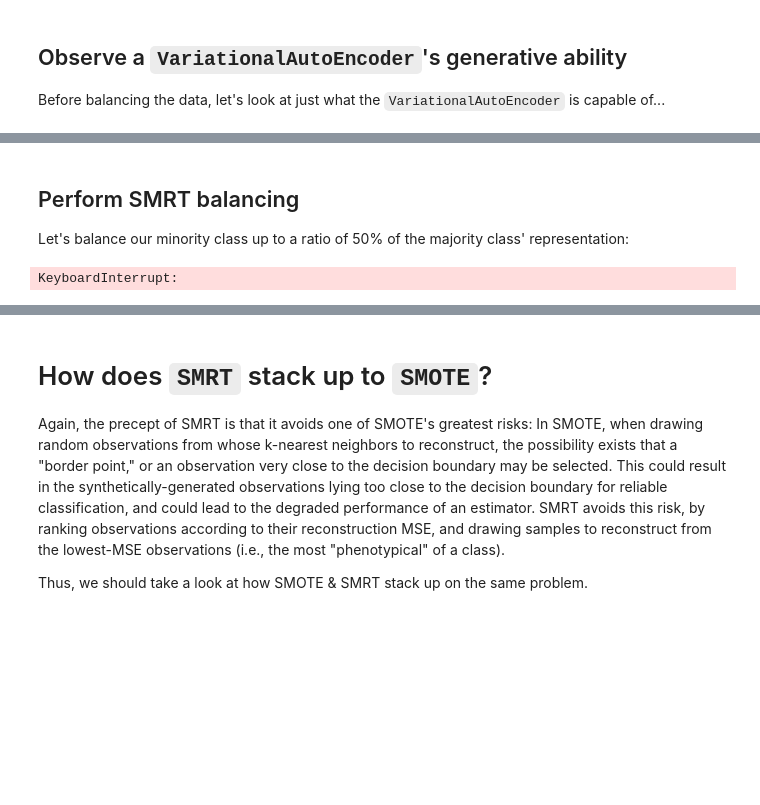
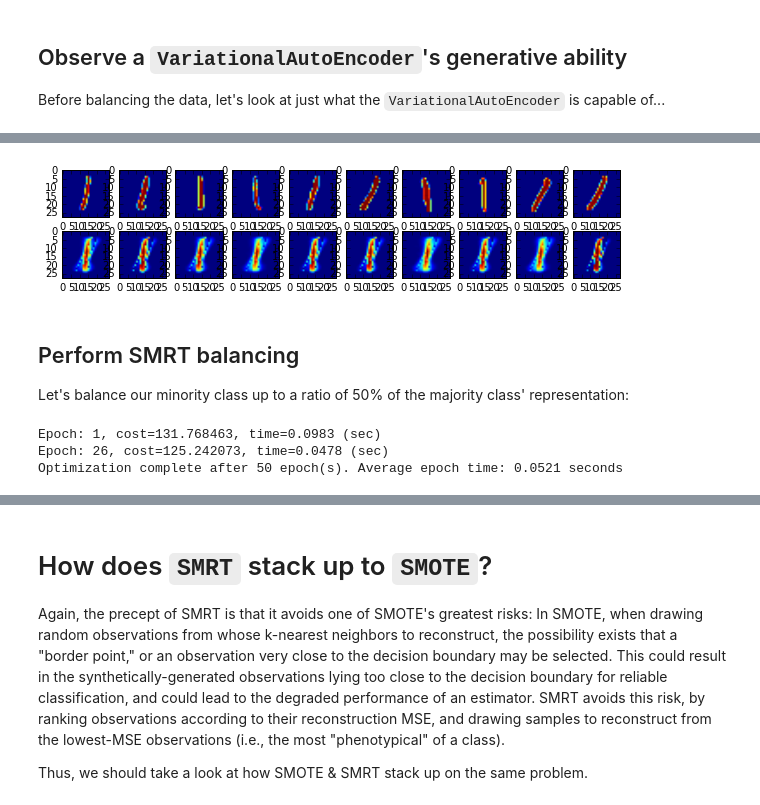
Before and after one commit to tgsmith61591/smrt, a Jupyter notebook: examples/MNIST example.ipynb, the cells around one changed output, grey strips where cells are left out. Drawn from its saved outputs; the diff is of its cells as text; code cells hidden in the pictures; blank space fills up the shorter version.

```diff
--- a/examples/MNIST example.ipynb
+++ b/examples/MNIST example.ipynb
@@ -177,12 +177,16 @@ Before balancing the data, let's look at just what the `VariationalAutoEncoder`
 # %%
 from smrt.autoencode import VariationalAutoEncoder
 
-# define and fit the encoder
-v_encoder = VariationalAutoEncoder(n_epochs=10, learning_rate=0.01, batch_size=256,
-                                   display_step=5, activation_function='sigmoid',
-                                   verbose=2, n_latent_factors=50, seed=seed)
+# define and fit the encoder.
+# The cost here is NOT MSE - it's the sum of kullback_leibler + MSE,
+# so don't panic that the cost looks so high in relation to the other autoencoder
+v_encoder = VariationalAutoEncoder(n_epochs=50, n_hidden=450, n_latent_factors=10,
+                                   learning_rate=0.05, batch_size=256, display_step=25,
+                                   activation_function='sigmoid', verbose=2,
+                                   random_state=seed, early_stopping=True)
 
 v_encoder.fit(X_ones)
 
 # Generate fake data:
+fake = v_encoder.generate(n=10)
 # %% [output]
@@ -190,11 +202,20 @@ ValueError: Dimensions must be equal, but are 50 and 470 for 'MatMul_3' (op: 'Ma
+# %%
+show_mnist(X_ones[:10], fake)
+# %% [output]
+[figure, added]
 # %% [markdown]
 ## Perform SMRT balancing
 
 Let's balance our minority class up to a ratio of 50% of the majority class' representation:
 # %%
-from smrt import smrt_balance
+from smrt.balance import smrt_balance
 
-X_smrt, y_smrt = smrt_balance(X, y, seed=seed, shuffle=False, balance_ratio=0.5)
+X_smrt, y_smrt = smrt_balance(X, y, n_hidden=450, n_latent_factors=10, learning_rate=0.05,
+                              activation_function='sigmoid', verbose=2, display_step=25,
+                              n_epochs=50, batch_size=256, random_state=seed, shuffle=False,
+                              balance_ratio=0.5, return_estimators=False)
 # %% [output]
-KeyboardInterrupt:
+Epoch: 1, cost=131.768463, time=0.0983 (sec)
+Epoch: 26, cost=125.242073, time=0.0478 (sec)
+Optimization complete after 50 epoch(s). Average epoch time: 0.0521 seconds
 # %%
```
Also changed, not shown: parts of 13 cells of this notebook, 11 other files.
